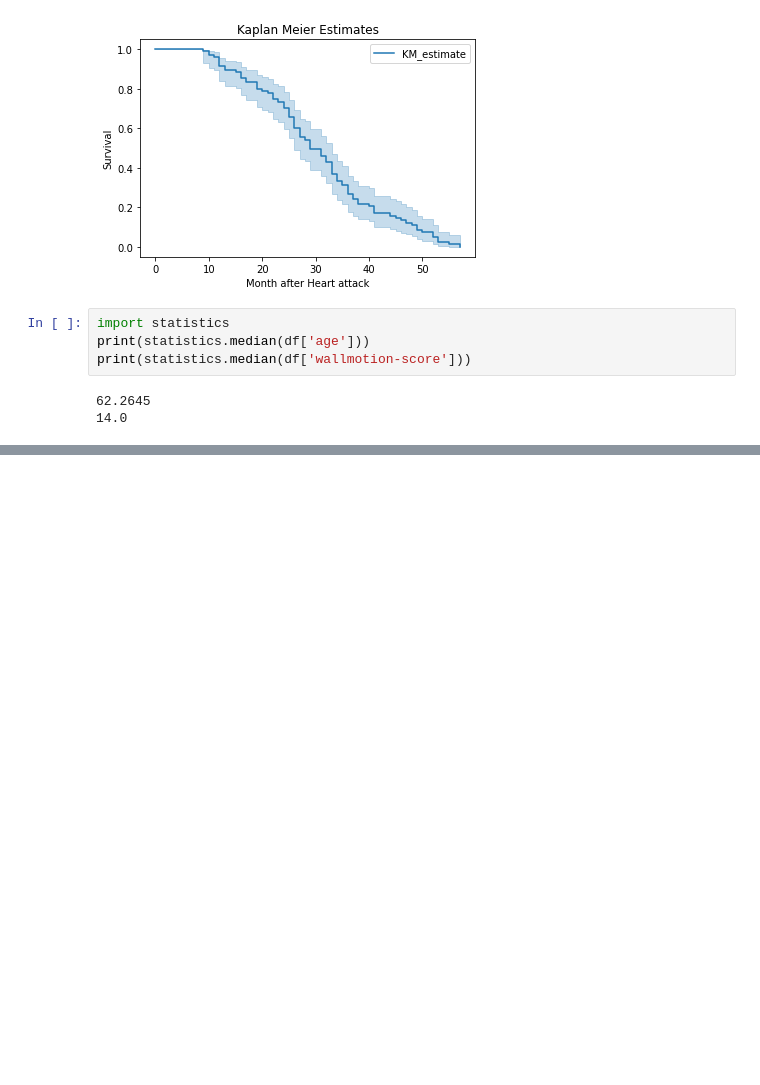
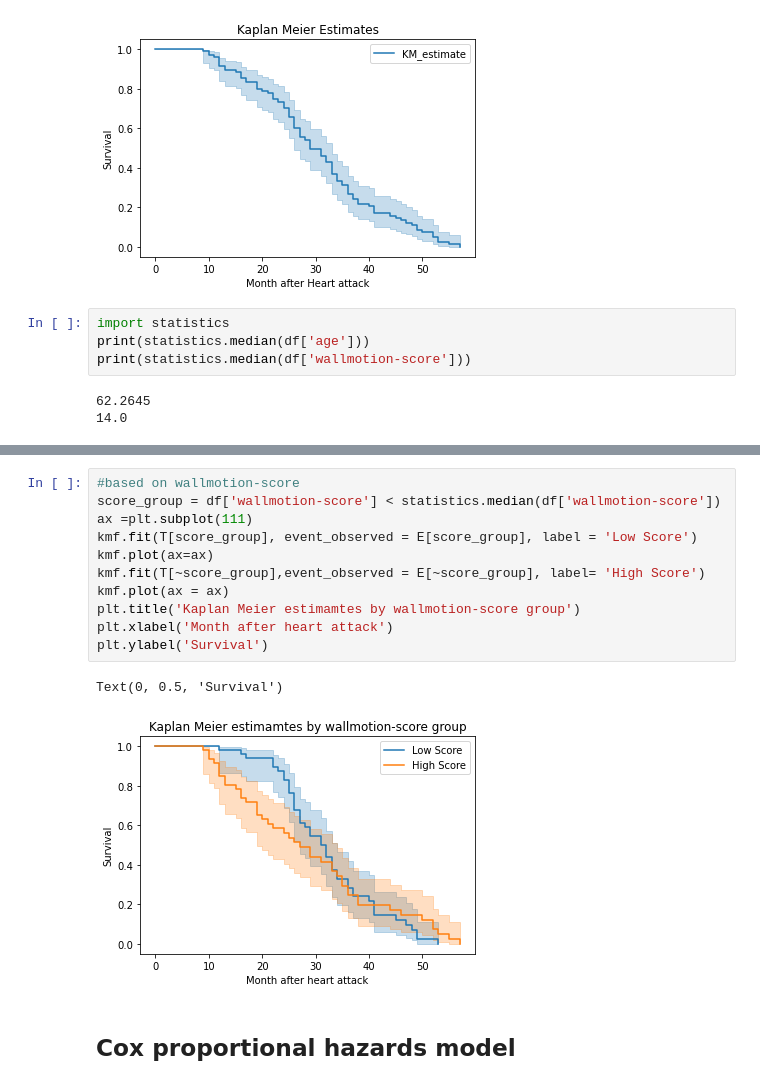
Before and after one commit to vettrivikas/Survival_Analysis, a Jupyter notebook: Survival_analysis using heart_attack _dataset.ipynb, the cells around one changed output, grey strips where cells are left out. Cells and saved outputs as stored; diff of their text form; blank space fills up the shorter version.

```diff
--- a/Survival_analysis using heart_attack _dataset.ipynb
+++ b/Survival_analysis using heart_attack _dataset.ipynb
@@ -148,0 +227,16 @@ print(statistics.median(df['wallmotion-score']))
+# %%
+#based on wallmotion-score
+score_group = df['wallmotion-score'] < statistics.median(df['wallmotion-score'])
+ax =plt.subplot(111)
+kmf.fit(T[score_group], event_observed = E[score_group], label = 'Low Score')
+kmf.plot(ax=ax)
+kmf.fit(T[~score_group],event_observed = E[~score_group], label= 'High Score')
+kmf.plot(ax = ax)
+plt.title('Kaplan Meier estimamtes by wallmotion-score group')
+plt.xlabel('Month after heart attack')
+plt.ylabel('Survival')
+# %% [output]
+Text(0, 0.5, 'Survival')
+[figure, added]
+# %% [markdown]
+## Cox proportional hazards model
```
Also changed, not shown: parts of 9 cells of this notebook.
